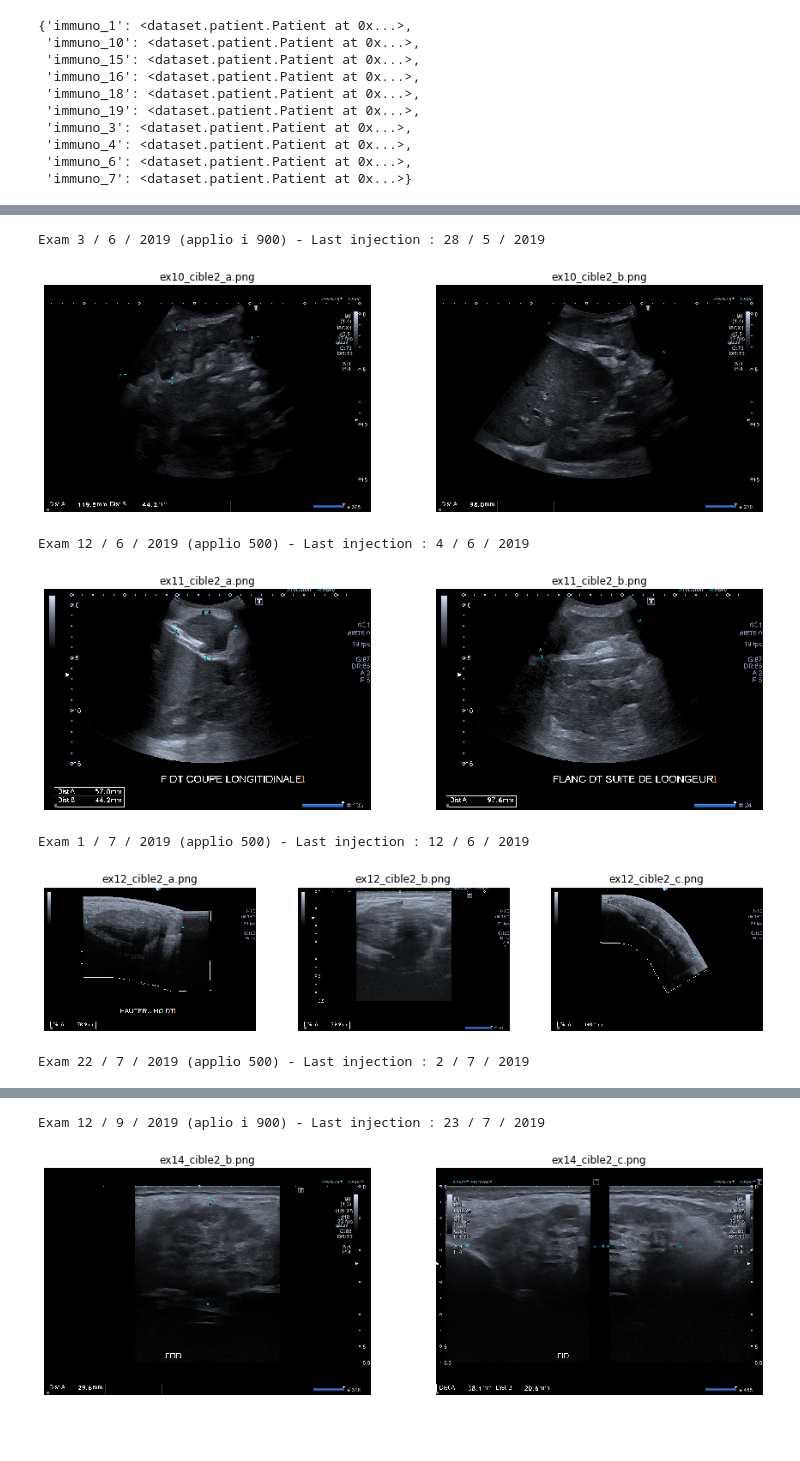
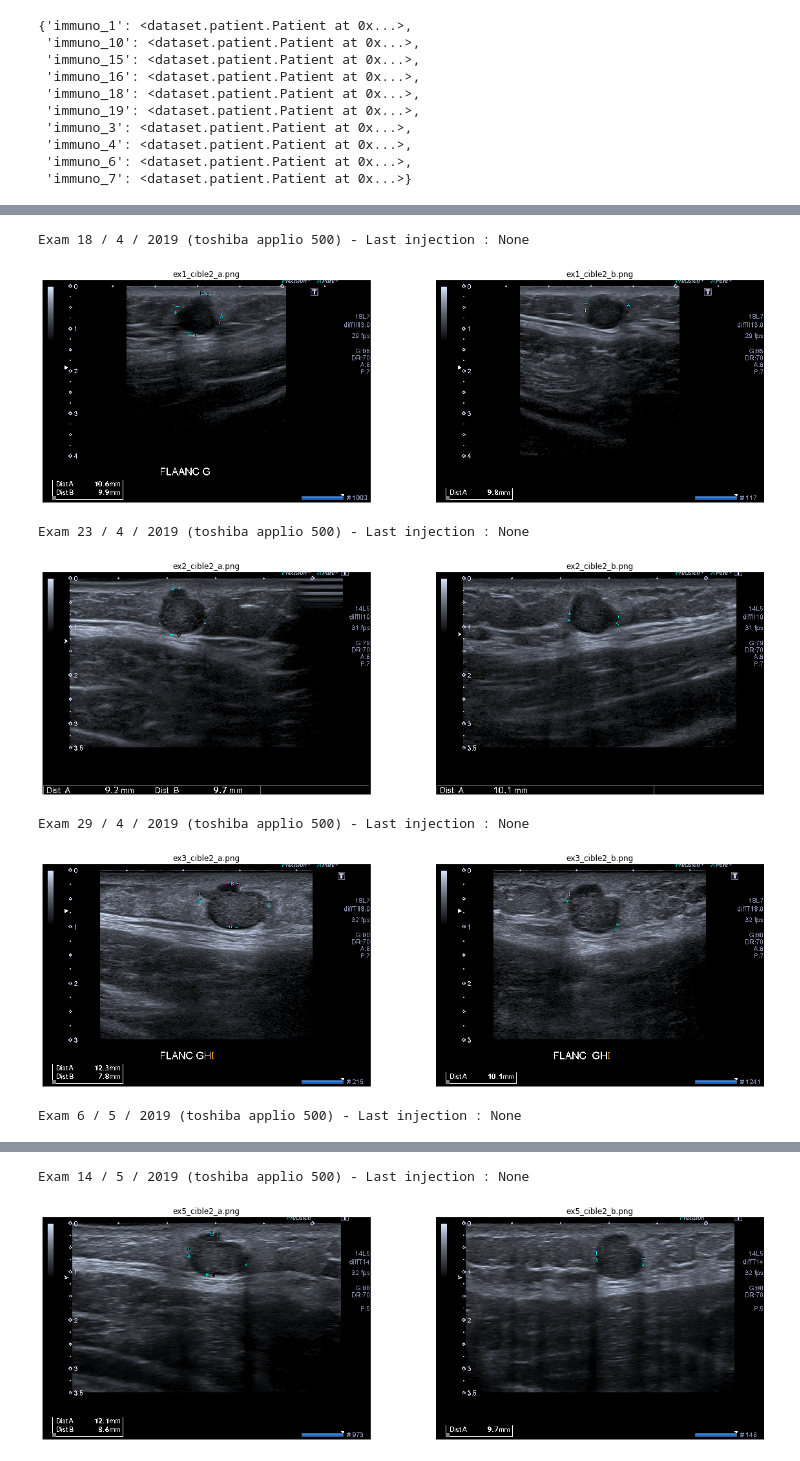
Before and after one commit to benoitcharmettant/immuno, a Jupyter notebook: inspect_dataset.ipynb, the cells around one changed output, grey strips where cells are left out. Saved outputs shown, nothing was run; the diff lists cells and outputs as text; code cells hidden in the pictures; blank space fills up the shorter version.

```diff
--- a/inspect_dataset.ipynb
+++ b/inspect_dataset.ipynb
@@ -1,9 +1,9 @@
 # %%
 from dataset.protocol import Protocol
 
-meta_data_path = "//nas-01/BIOMAPS/Projets/Benoit CHARMETTANT/Données_immunothérapies/MK1454/recup_donnees.xlsx"
+meta_data_path = "C:/Users/b_charmettant/Desktop/Données_immunothérapies/MK1454/recup_donnees_mk.xlsx"
 prot_path = "C:/Users/b_charmettant/data/immuno/MK1454"
-mk = Protocol(prot_path, meta_data_path, "MK1464")
+mk = Protocol(prot_path, meta_data_path, "MK")
 # %%
 nb_patients = mk.get_nb_patients()
 control_tumors, injected_tumors = mk.get_tumors_stats()
@@ -39,7 +39,7 @@ ls_patients
  'immuno_6': <dataset.patient.Patient at 0x...>,
  'immuno_7': <dataset.patient.Patient at 0x...>}
 # %%
-patient = ls_patients['immuno_15']
+patient = ls_patients['immuno_18']
 
 patient.ls_tumors
 # %% [output]
@@ -48,10 +49,10 @@ patient.ls_tumors
 # %%
-patient.ls_tumors['cible2'].display(figsize=(15,15))
+patient.ls_tumors['cible2'].display(figsize=(20,20))
 # %% [output]
-Exam 3 / 6 / 2019 (applio i 900) - Last injection : 28 / 5 / 2019
+Exam 18 / 4 / 2019 (toshiba applio 500) - Last injection : None
-[figure, old version]
+[figure, new version]
-Exam 12 / 6 / 2019 (applio 500) - Last injection : 4 / 6 / 2019
+Exam 23 / 4 / 2019 (toshiba applio 500) - Last injection : None
-[figure, old version]
+[figure, new version]
-Exam 1 / 7 / 2019 (applio 500) - Last injection : 12 / 6 / 2019
+Exam 29 / 4 / 2019 (toshiba applio 500) - Last injection : None
-[figure, old version]
+[figure, new version]
-Exam 22 / 7 / 2019 (applio 500) - Last injection : 2 / 7 / 2019
+Exam 6 / 5 / 2019 (toshiba applio 500) - Last injection : None
@@ -59,2 +60,2 @@ Exam 22 / 7 / 2019 (applio 500) - Last injection : 2 / 7 / 2019
-Exam 12 / 9 / 2019 (aplio i 900) - Last injection : 23 / 7 / 2019
+Exam 14 / 5 / 2019 (toshiba applio 500) - Last injection : None
-[figure, old version]
+[figure, new version]
```
Also changed, not shown: parts of 3 cells of this notebook, 8 other files.
